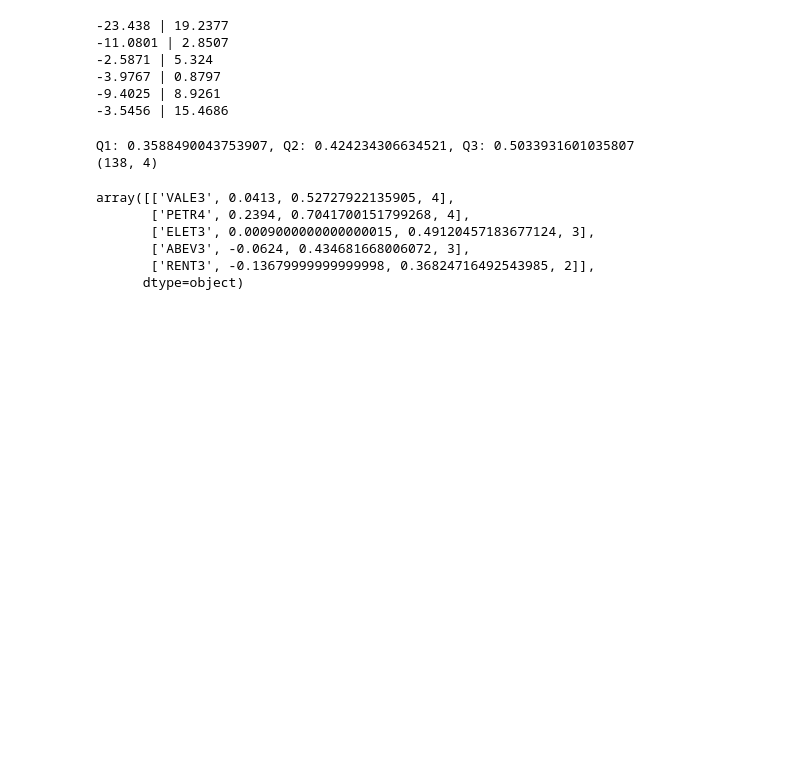
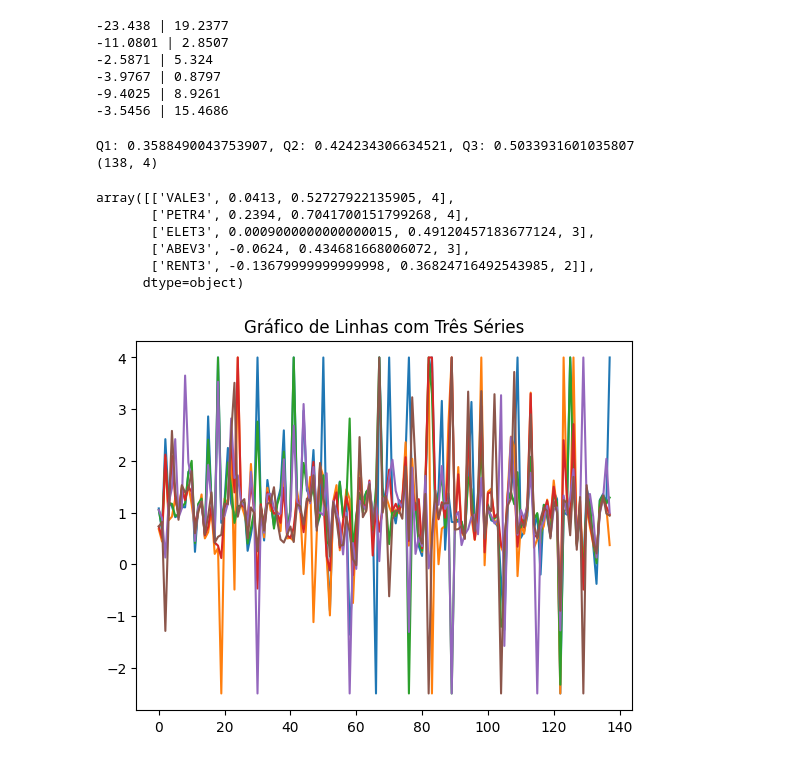
Before and after one commit to gassuncao27/ML_stockmarket, a Jupyter notebook: cluster_financialdata.ipynb, the cells around one changed output. Drawn from its saved outputs; the diff is of its cells as text; code cells hidden in the pictures; blank space fills up the shorter version.

```diff
--- a/cluster_financialdata.ipynb
+++ b/cluster_financialdata.ipynb
@@ -208,3 +208,33 @@ array([['VALE3', 0.0413, 0.52727922135905, 4],
        ['ABEV3', -0.0624, 0.434681668006072, 3],
        ['RENT3', -0.13679999999999998, 0.36824716492543985, 2]],
       dtype=object)
+# %%
+# tratar dados e escolher colunas aprendizado
+dash_fundamentus['Ebit 1t'] = dash_fundamentus['Ebit 1t'].clip(lower=-2.5, upper=4)
+dash_fundamentus['Ebit 2t'] = dash_fundamentus['Ebit 2t'].clip(lower=-2.5, upper=4)
+dash_fundamentus['Ebitda 1t'] = dash_fundamentus['Ebitda 1t'].clip(lower=-2.5, upper=4)
+dash_fundamentus['Ebitda 2t'] = dash_fundamentus['Ebitda 2t'].clip(lower=-2.5, upper=4)
+dash_fundamentus['Cfo 1t'] = dash_fundamentus['Cfo 1t'].clip(lower=-2.5, upper=4)
+dash_fundamentus['Cfo 2t'] = dash_fundamentus['Cfo 2t'].clip(lower=-2.5, upper=4)
+
+
+dash_fundamentus['Ebit 1t Ltm'] = dash_fundamentus['Ebit 1t Ltm'].clip(lower=-2.5, upper=4)
+dash_fundamentus['Ebit 2t Ltm'] = dash_fundamentus['Ebit 2t Ltm'].clip(lower=-2.5, upper=4)
+dash_fundamentus['Ebitda 1t Ltm'] = dash_fundamentus['Ebitda 1t Ltm'].clip(lower=-2.5, upper=4)
+dash_fundamentus['Ebitda 2t Ltm'] = dash_fundamentus['Ebitda 2t Ltm'].clip(lower=-2.5, upper=4)
+dash_fundamentus['Cfo 1t Ltm'] = dash_fundamentus['Cfo 1t Ltm'].clip(lower=-2.5, upper=4)
+dash_fundamentus['Cfo 2t Ltm'] = dash_fundamentus['Cfo 2t Ltm'].clip(lower=-2.5, upper=4)
+# %%
+# Criar o gráfico
+plt.plot(dash_fundamentus['Ebit 1t'], label='Série 1')
+plt.plot(dash_fundamentus['Ebit 2t'], label='Série 2')
+plt.plot(dash_fundamentus['Ebitda 1t'], label='Série 3')
+plt.plot(dash_fundamentus['Ebitda 2t'], label='Série 4')
+plt.plot(dash_fundamentus['Cfo 1t'], label='Série 5')
+plt.plot(dash_fundamentus['Cfo 2t'], label='Série 6')
+
+# Adicionar título e legendas
+plt.title('Gráfico de Linhas com Três Séries')
+plt.show()
+# %% [output]
+[figure, added]
```
Also changed, not shown: parts of 16 cells of this notebook.
